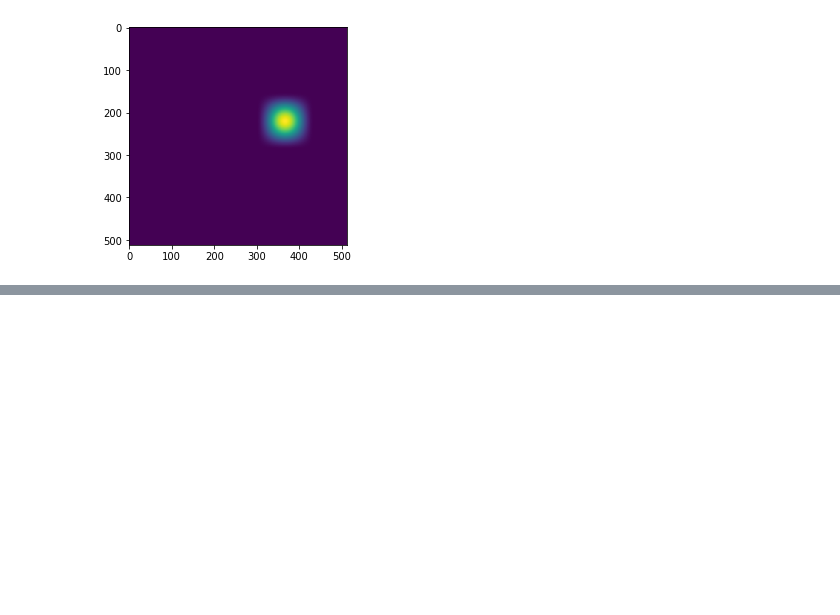
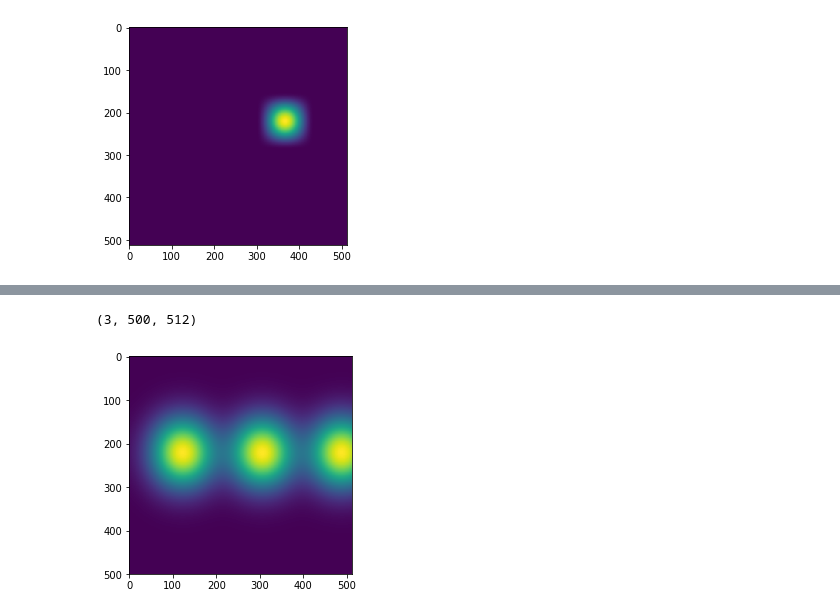
Before and after one commit to MouseLand/suite2p, a Jupyter notebook: trycelldetect.ipynb, the cells around one changed output, grey strips where cells are left out. Drawn from its saved outputs; the diff is of its cells as text; code cells hidden in the pictures; blank space fills up the shorter version.

Commit message:
commit conv2

```diff
--- a/trycelldetect.ipynb
+++ b/trycelldetect.ipynb
@@ -157,12 +230,14 @@ import imp
 import myutils
 imp.reload(myutils)
 
-s1 = np.reshape(S[:,100:103],(Ly,Lx,3))
+s1 = np.reshape(S[100:103,:],(3,Ly,Lx))
+#s1 = np.transpose(s1[:,0:500,:],(1,2,0))
+s1 = s1[:,0:500,:]
+
+print(s1.shape)
 
 sig = 60
 
-sfilt = conv2(s1,[60.0,60.0])
+sfilt = myutils.conv2(s1,50.0,[1,2])
 print(type(sfilt))
-plt.imshow(sfilt[:,:,2])
-print(sfilt.shape)
 # %% [output]
@@ -169,0 +254,7 @@ TypeError: conv2() missing 1 required positional argument: 'sig'
+# %%
+
+plt.imshow(sfilt[1,:,:])
+print(sfilt.shape)
+# %% [output]
+(3, 500, 512)
+[figure, added]
```
Also changed, not shown: parts of 9 cells of this notebook, 1 other file.
